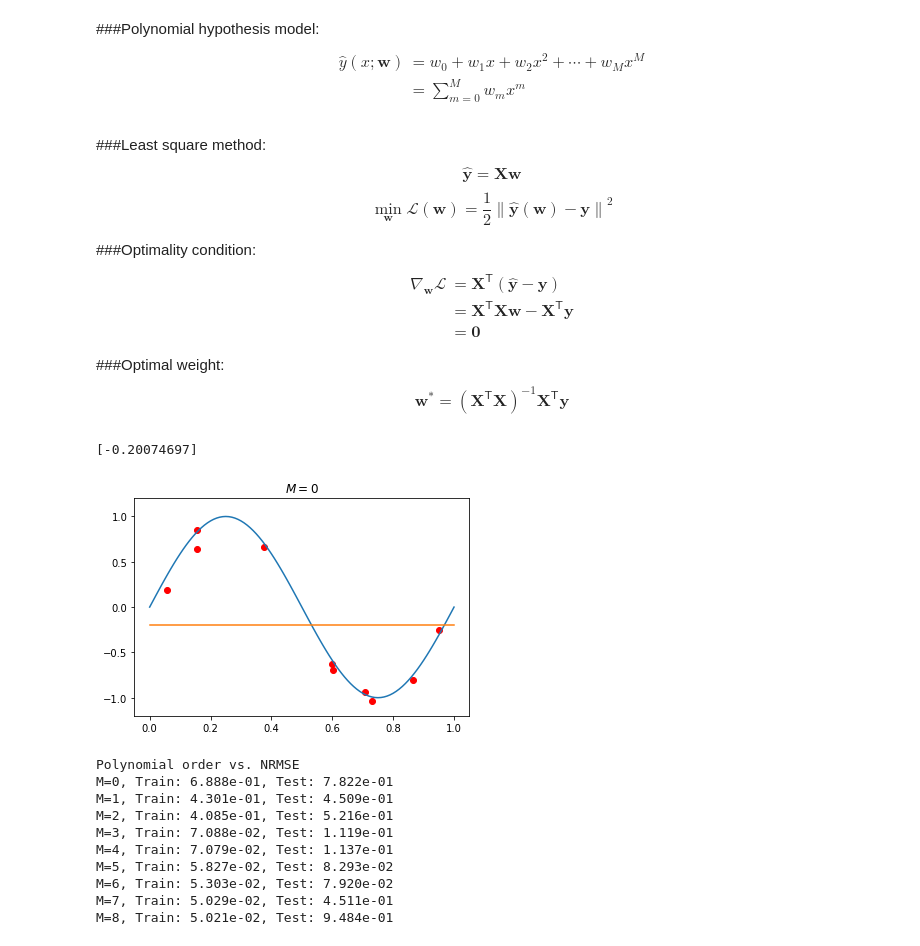
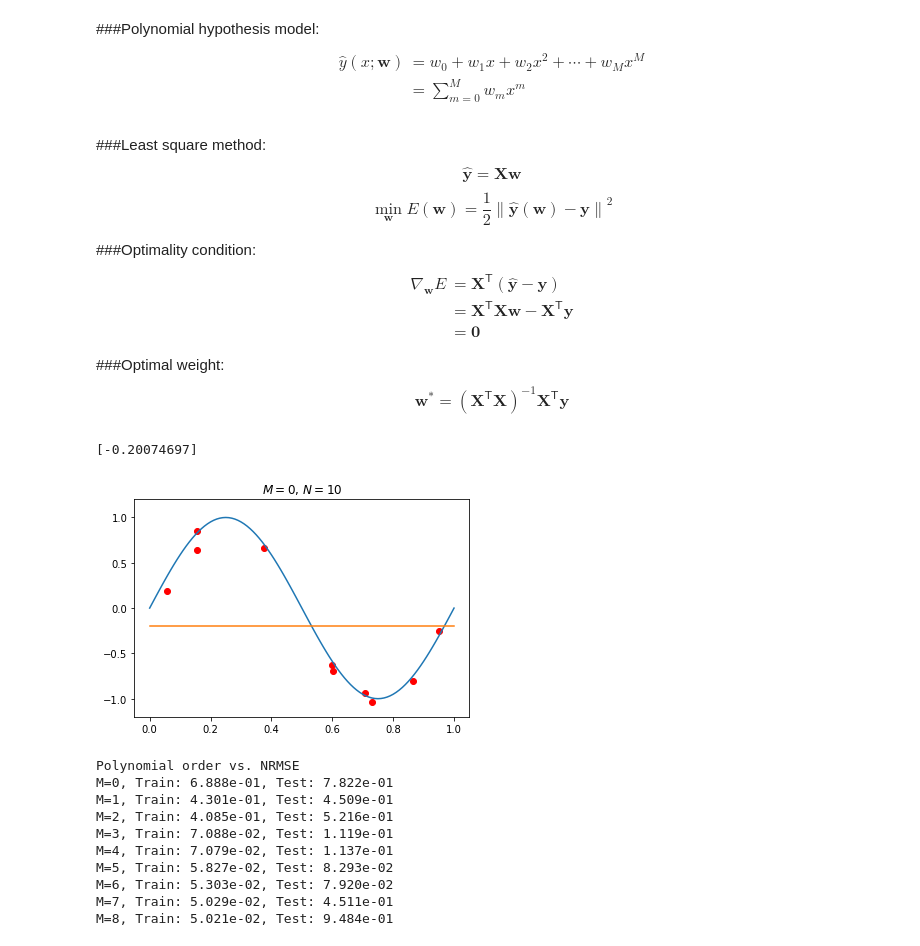
Before and after one commit to cdl-hanyang/cdl2022-s-ml, a Jupyter notebook: week1_1_polynomial_curve_fitting.ipynb, the cells around one changed output. Saved outputs shown, nothing was run; the diff lists cells and outputs as text; code cells hidden in the pictures.

```diff
--- a/week1_1_polynomial_curve_fitting.ipynb
+++ b/week1_1_polynomial_curve_fitting.ipynb
@@ -42,12 +42,12 @@ X = np.stack([x_train**i for i in range(M + 1)], axis=1)
 
 ###Least square method:
 $$ \hat{\mathbf y} = \mathbf X \mathbf w $$
-$$\min_{\mathbf w} \mathcal{L}\left(\mathbf w\right) = \frac{1}{2}\left\|\hat{\mathbf y}\left(\mathbf w\right) - \mathbf y\right\|^2 $$
+$$\min_{\mathbf w} E\left(\mathbf w\right) = \frac{1}{2}\left\|\hat{\mathbf y}\left(\mathbf w\right) - \mathbf y\right\|^2 $$
 
 ###Optimality condition:
 $$
 \begin{aligned}
-\nabla_{\mathbf w}\mathcal{L} &= \mathbf X^\mathsf T \left(\hat{\mathbf y} - \mathbf y\right) \\
+\nabla_{\mathbf w}E &= \mathbf X^\mathsf T \left(\hat{\mathbf y} - \mathbf y\right) \\
 &= \mathbf X^\mathsf T \mathbf X \mathbf w - \mathbf X^\mathsf T \mathbf y \\
 &= \mathbf 0
 \end{aligned}
@@ -64,12 +64,12 @@ fhat = lambda x: np.stack([x**i for i in range(M + 1)], axis=1)@w_opt
 # %%
 plt.plot(xspan, f(xspan))
 plt.plot(xspan, fhat(xspan))
 plt.scatter(x_train, y_train, color='r', marker='o')
 plt.ylim(-1.2, 1.2)
-plt.title(fr'$M = {M:d}$')
+plt.title(fr'$M = {M:d}$, $N = {N:d}$')
 plt.show()
 # %% [output]
-[figure, old version]
+[figure, new version]
 # %%
 def polyLSM(x, y, M=0):
     """ 1-D polynomial curve fitting using least square method (LSM)
```
Also changed, not shown: parts of 7 cells of this notebook.
